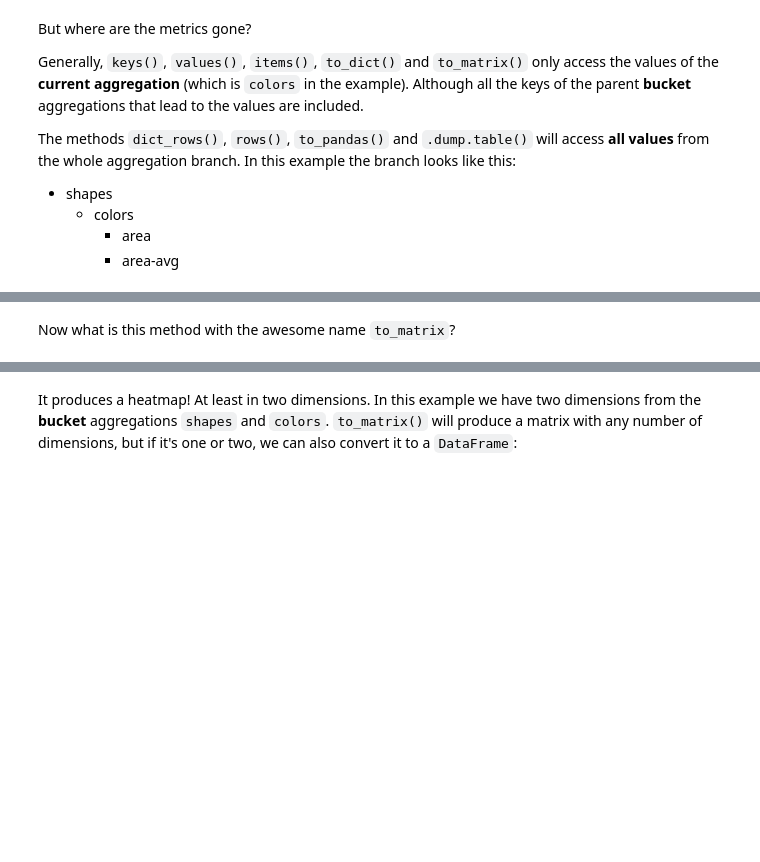
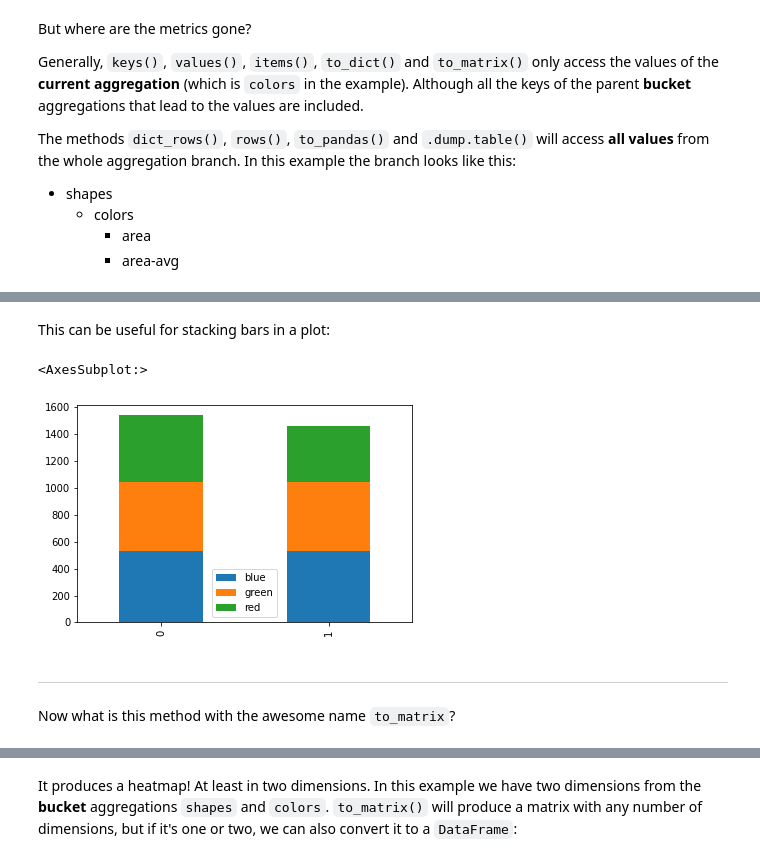
Before and after one commit to netzkolchose/elastipy, a Jupyter notebook: examples/tutorial.ipynb, the cells around one changed output, grey strips where cells are left out. Drawn from its saved outputs; the diff is of its cells as text; code cells hidden in the pictures; blank space fills up the shorter version.

```diff
--- a/examples/tutorial.ipynb
+++ b/examples/tutorial.ipynb
@@ -218,4 +432,12 @@ Now all information is in the table. Note that the `shapes.doc_count` column con
+# %% [markdown]
+This can be useful for stacking bars in a plot:
+# %%
+agg.df(flat="colors", exclude=("*doc_count", "*area*")).plot.bar(stacked=True)
+# %% [output]
+<AxesSubplot:>
+[figure, added]
 # %% [markdown]
+---
 Now what is this method with the awesome name `to_matrix`?
 # %%
 names, keys, matrix = agg.to_matrix()
```
Also changed, not shown: parts of 31 cells of this notebook, 4 other files.
